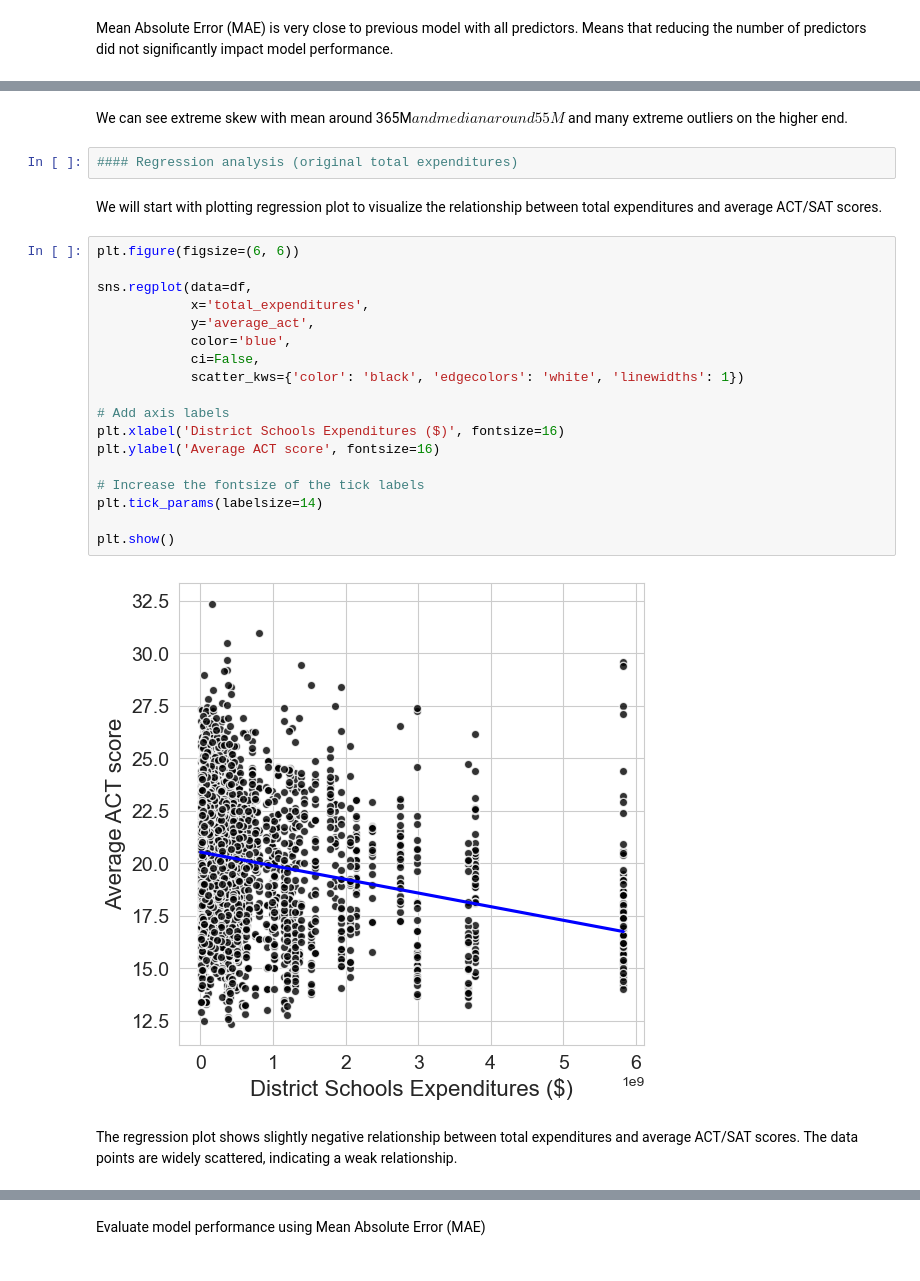
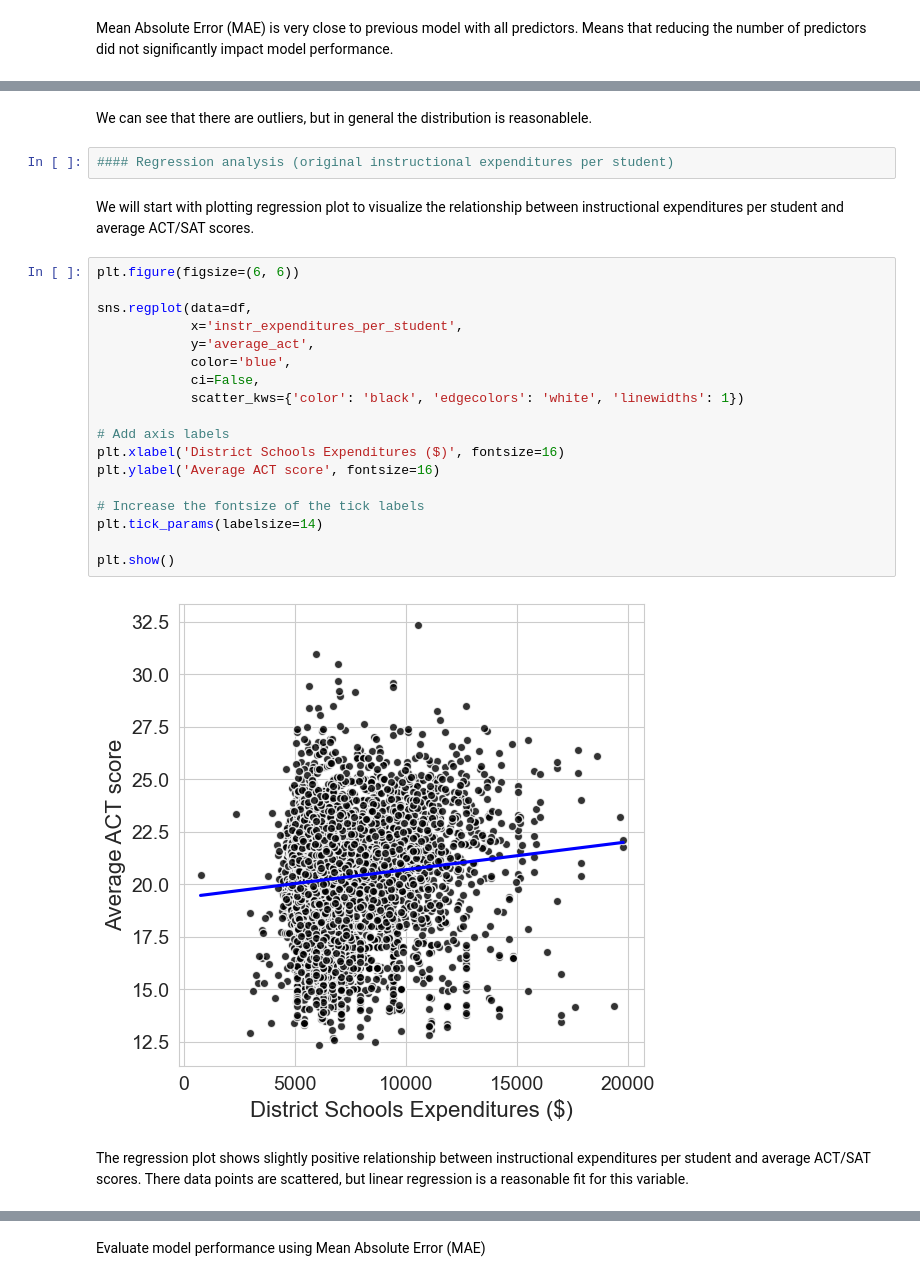
Before and after one commit to JLichwa80/education, a Jupyter notebook: code/Education_DATA_Analysis_And_Modeling.ipynb, the cells around one changed output, grey strips where cells are left out. Drawn from its saved outputs; the diff is of its cells as text.

```diff
--- a/code/Education_DATA_Analysis_And_Modeling.ipynb
+++ b/code/Education_DATA_Analysis_And_Modeling.ipynb
@@ -361,28 +361,28 @@ Name: total_expenditures, dtype: float64
-# %% [markdown]
-We can see extreme skew with mean around 365M$ and median around 55M$ and many extreme outliers on the higher end.
+# %% [markdown]
+We can see that there are outliers, but in general the distribution is reasonablele.
 # %%
-#### Regression analysis (original total expenditures)
+#### Regression analysis (original instructional expenditures per student)
 # %% [markdown]
-We will start with plotting regression plot to visualize the relationship between total expenditures and average ACT/SAT scores.
+We will start with plotting regression plot to visualize the relationship between instructional expenditures per student and average ACT/SAT scores.
 # %%
 plt.figure(figsize=(6, 6))
 
 sns.regplot(data=df,
-            x='total_expenditures',
+            x='instr_expenditures_per_student',
             y='average_act',
             color='blue',
             ci=False,
             scatter_kws={'color': 'black', 'edgecolors': 'white', 'linewidths': 1})
 
 # Add axis labels
 plt.xlabel('District Schools Expenditures ($)', fontsize=16)
 plt.ylabel('Average ACT score', fontsize=16)
 
 # Increase the fontsize of the tick labels
 plt.tick_params(labelsize=14)
 
 plt.show()
 # %% [output]
-[figure, old version]
+[figure, new version]
 # %% [markdown]
-The regression plot shows slightly negative relationship between total expenditures and average ACT/SAT scores. The data points are widely scattered, indicating a weak relationship.
+The regression plot shows slightly positive relationship between instructional expenditures per student and average ACT/SAT scores. There data points are scattered, but linear regression is a reasonable fit for this variable.
```
Also changed, not shown: parts of 31 cells of this notebook, 3 other files.
